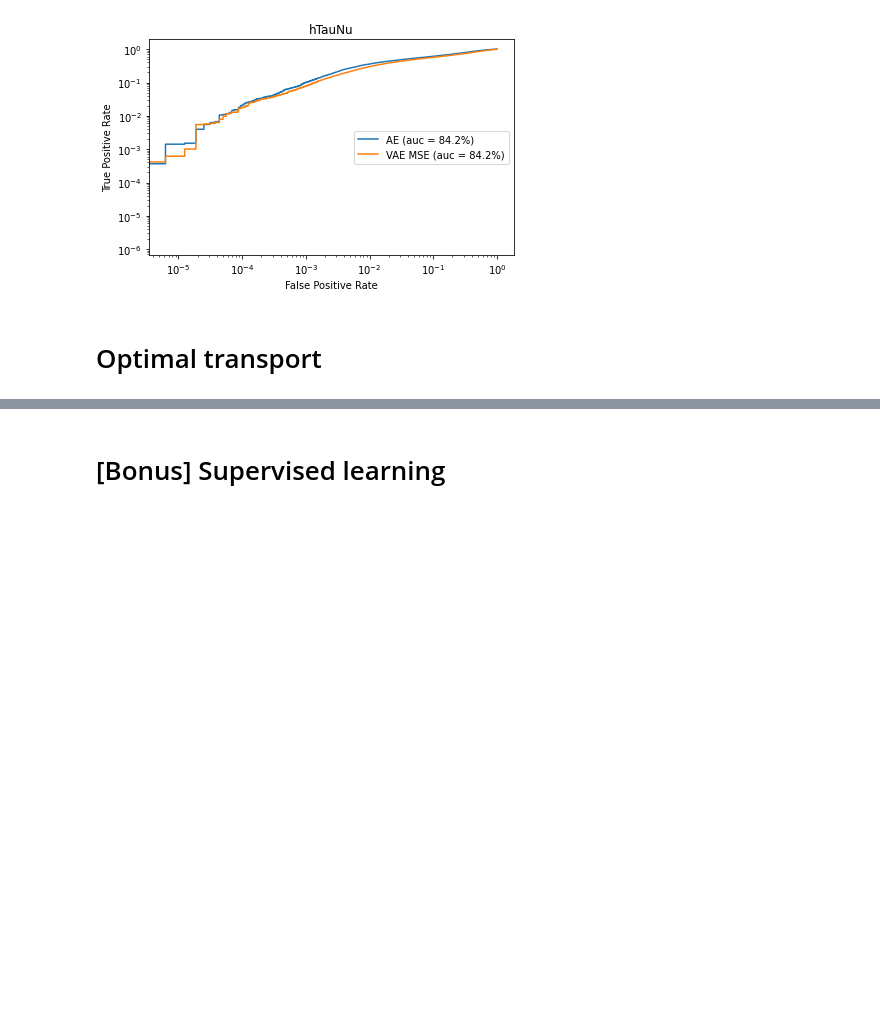
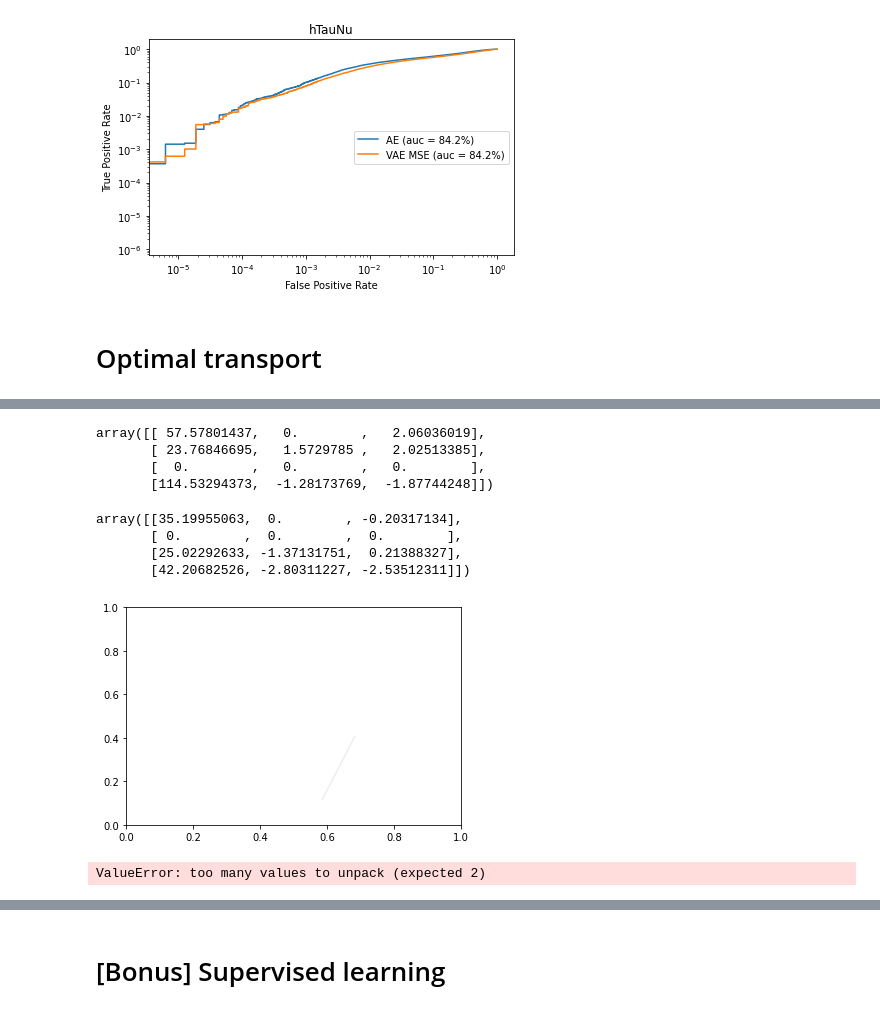
Before and after one commit to inesochoa/lisbon-ml-school, a Jupyter notebook: exercise_4.ipynb, the cells around one changed output, grey strips where cells are left out. Drawn from its saved outputs; the diff is of its cells as text; code cells hidden in the pictures; blank space fills up the shorter version.

```diff
--- a/exercise_4.ipynb
+++ b/exercise_4.ipynb
@@ -967,0 +972,14 @@ compare_rocs([rocs_AE, rocs_vae_mse],["AE", "VAE MSE"])
+# %%
+# read background data, shuffle events and do the train_test_split
+NEVENTS = 1000
+with h5py.File(bkgfile, 'r') as f:
+  full_data = f['Particles'][:,:,:-1]
+  #print("full data", full_data.shape)
+  np.random.shuffle(full_data)
+
+  #selector = [x for x in [MET_index,Electron_index,Muon_index,Jet_index]]
+  full_data = full_data[:NEVENTS,:,:]
+  print(full_data.shape)
+
+  X_train, X_test = train_test_split(full_data, test_size=0.2, shuffle=True)
+  X_train, X_val = train_test_split(X_train, test_size=0.2)
@@ -967,0 +992,11 @@ compare_rocs([rocs_AE, rocs_vae_mse],["AE", "VAE MSE"])
+# %%
+# Example between 2 events
+evt1 = X_test[0]
+evt2 = X_test[3]
+print(evt1.shape)
+distance_two, flow_two = energyflow.emd.emd_wasserstein(evt1, evt2, dists=None, R=1.0, beta=1.0, norm=False, gdim=2, mask=False,
+                                         return_flow=True, do_timing=False,
+                                         n_iter_max=100000,
+                                         epsilon_large_factor=10000.0, epsilon_small_factor=1.0)
+print(distance_two)
+print(flow_two)
@@ -967,0 +1021,43 @@ compare_rocs([rocs_AE, rocs_vae_mse],["AE", "VAE MSE"])
+# %%
+evt1
+# %% [output]
+array([[ 57.57801437,   0.        ,   2.06036019],
+       [ 23.76846695,   1.5729785 ,   2.02513385],
+       [  0.        ,   0.        ,   0.        ],
+       [114.53294373,  -1.28173769,  -1.87744248]])
+# %%
+evt2
+# %% [output]
+array([[35.19955063,  0.        , -0.20317134],
+       [ 0.        ,  0.        ,  0.        ],
+       [25.02292633, -1.37131751,  0.21388327],
+       [42.20682526, -2.80311227, -2.53512311]])
+# %%
+# get some points in a euclidean space
+M = 50
+coords0, coords1 = np.random.rand(2, M, 2)
+
+cmap = plt.get_cmap('Greys')
+fmax = flow_two.max()
+for i in range(len(evt1[0])):
+    for j in range(len(evt2[0])):
+        f = flow_two[i,j]
+        if f > 0.:
+            plt.plot([coords0[i,0], coords1[j,0]], [coords0[i,1], coords1[j,1]],
+                     lw=1.5, color=cmap(f/fmax), zorder=0)
+
+plt.xlim(0, 1)
+plt.ylim(0, 1)
+
+plt.show()
+# %% [output]
+[figure, added]
+# %%
+emd, flow = energyflow.emd.emds_wasserstein(events0=X_test, events1=None, R=1.0, beta=1.0, norm=False, gdim=2, mask=False,
+                                                       external_emd_handler=None,
+                                                       n_jobs=-1, print_every=0, verbose=0,
+                                                       throw_on_error=True, n_iter_max=100000,
+                                                       epsilon_large_factor=10000.0,
+                                                       epsilon_small_factor=1.0)
+# %% [output]
+ValueError: too many values to unpack (expected 2)
```
Also changed, not shown: parts of 9 cells of this notebook.
